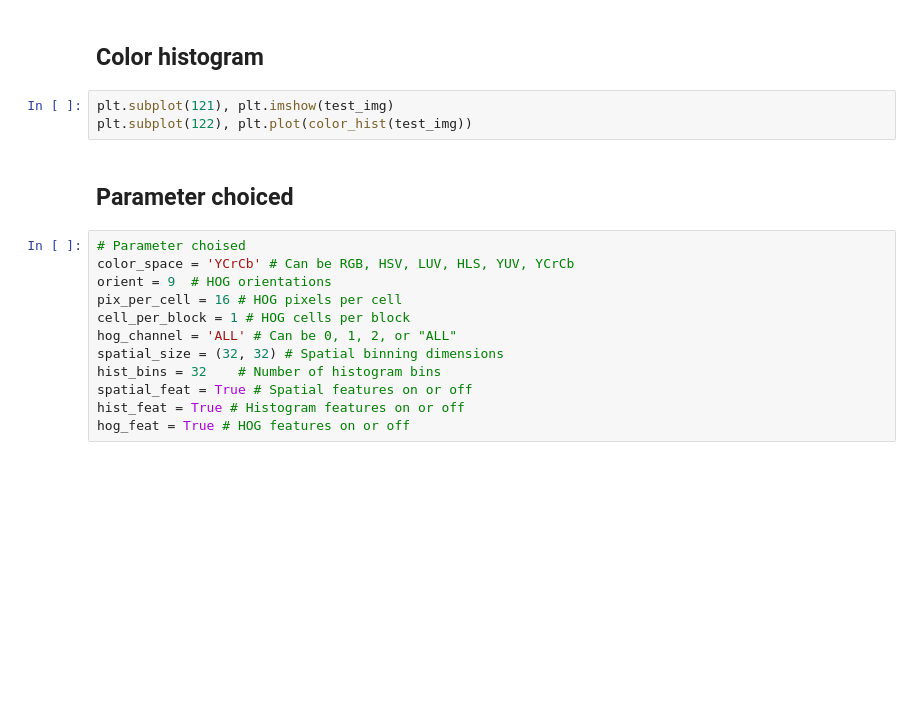
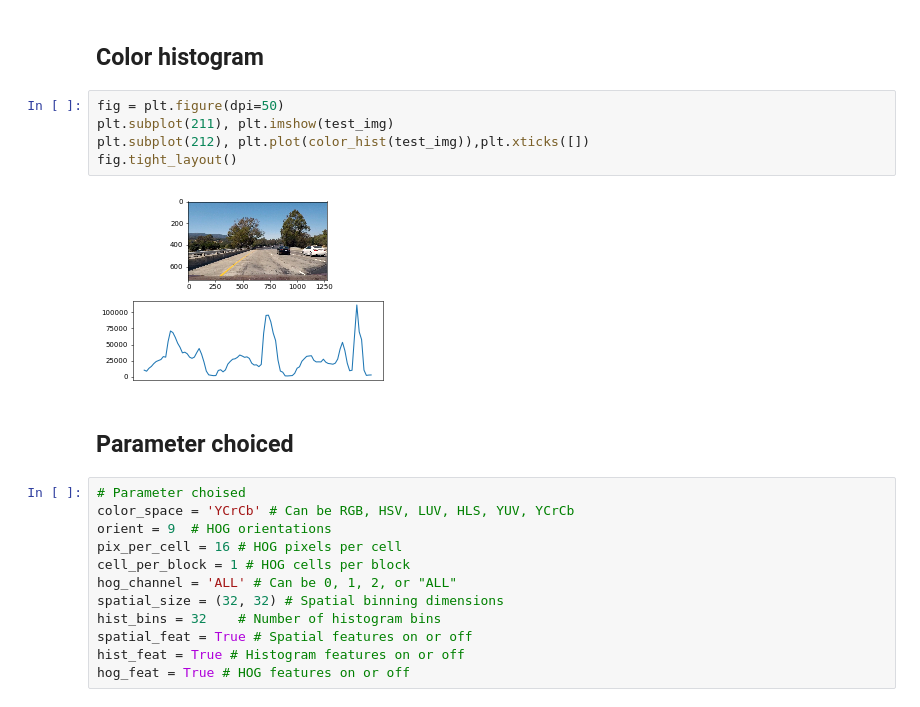
Before and after one commit to jaeoh2/self-driving-car-nd, a Jupyter notebook: CarND-Vehicle-Detection-P5/CarND-Vehicle-detection.ipynb, the cells around one changed output. Cells and saved outputs as stored; diff of their text form; blank space fills up the shorter version.

```diff
--- a/CarND-Vehicle-Detection-P5/CarND-Vehicle-detection.ipynb
+++ b/CarND-Vehicle-Detection-P5/CarND-Vehicle-detection.ipynb
@@ -52,8 +68,12 @@ plt.figure(figsize=(13,4)),plt.subplot(122), plt.plot(bin_spatial(test_img))
 # %% [markdown]
 ## Color histogram
 # %%
-plt.subplot(121), plt.imshow(test_img)
-plt.subplot(122), plt.plot(color_hist(test_img))
+fig = plt.figure(dpi=50)
+plt.subplot(211), plt.imshow(test_img)
+plt.subplot(212), plt.plot(color_hist(test_img)),plt.xticks([])
+fig.tight_layout()
+# %% [output]
+[figure, added]
 # %% [markdown]
 ## Parameter choiced
 # %%
```
Also changed, not shown: parts of 23 cells of this notebook, 1 other file.
